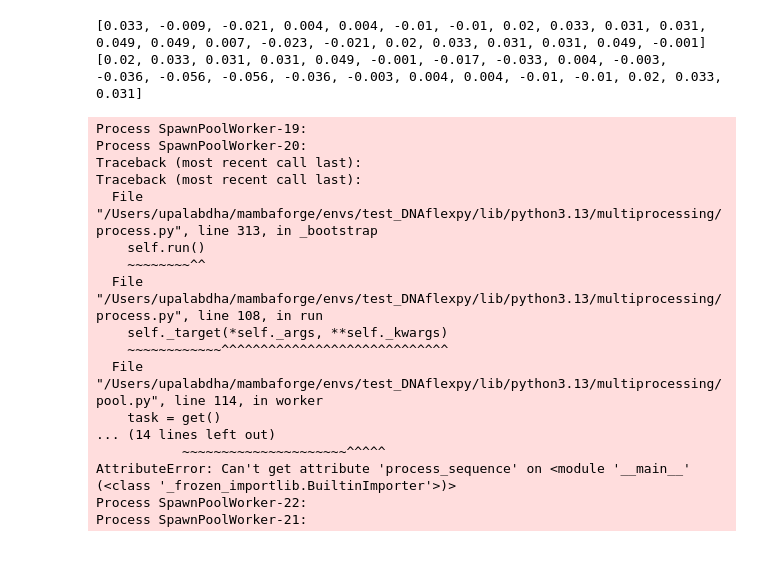
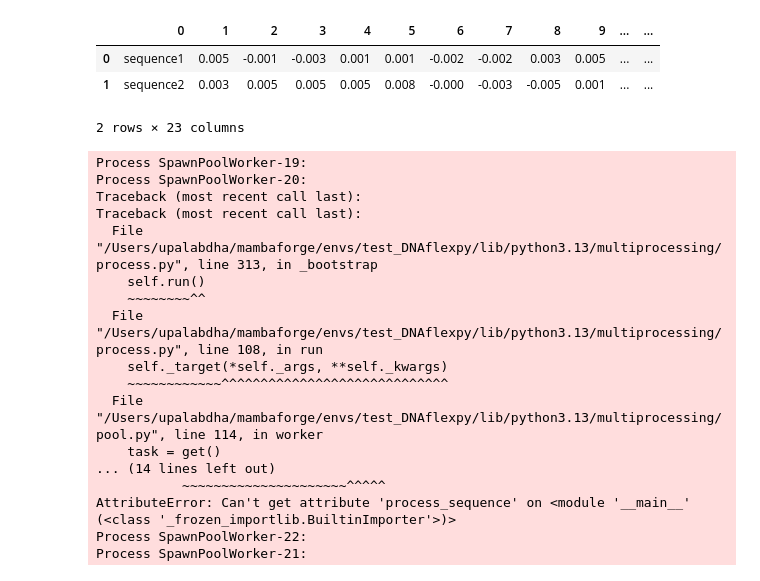
Before and after one commit to UpalabdhaD/DNAflexpy, a Jupyter notebook: Notebooks/test_functions.ipynb, the cells around one changed output. Cells and saved outputs as stored; diff of their text form; code cells hidden in the pictures.

```diff
--- a/Notebooks/Untitled.ipynb
+++ b/Notebooks/test_functions.ipynb
@@ -65,8 +83,7 @@ def load_feature_data(prop: str, feature_file: str="data/lookup.yaml") -> Dict[s
     except Exception as e:
         raise RuntimeError(f"An error occurred while loading feature data: {e}")
 # %%
-feature_lookup = load_feature_data(prop = "trinucleotide",
-                  feature_file="DNAflexpy/data/lookup.yaml")
+feature_lookup = load_feature_data(feature_file="../DNAflexpy/data/lookupNEW.yaml")
 feature_lookup
 # %% [output]
 {'NPP': {'AAA': 36,
@@ -189,16 +232,0 @@ seq_to_numeric_profile(sequence="AATGCCATTAGATTAG",
-# %%
-def process_sequence(record,
-                    window_size,
-                    kmer_len,
-                    feature,
-                    feature_lookup):
-    """
-        Takes a sequence,
-        window size,
-        kmer length,
-        feature,
-        feature_lookup
-
-    """
-    feature_value = seq_to_numeric_profile(record, window_size, kmer_len, feature, feature_lookup)
-    return feature_value
@@ -204,0 +242,18 @@ def process_sequence(record,
+# %%
+def process_sequence(id,record,
+                    window_size,
+                    feature,
+                    feature_lookup):
+    """
+        Takes a sequence,
+        window size,
+        kmer length,
+        feature,
+        feature_lookup
+
+    """
+    try:
+        feature_value = seq_to_numeric_profile(id, record, window_size, feature, feature_lookup)
+        return feature_value
+    except Exception as e:
+        print(f"Error occured while processing sequence: {e}")
@@ -205,7 +265,18 @@ def process_sequence(record,
+# %%
+seq_to_feat=[]
+for id,seq in read_fasta(filepath):
+    ps = process_sequence(id = id, record = seq, window_size=5,feature='DNaseI', feature_lookup= feature_lookup)
+    seq_to_feat.append(ps)
+
+pd.DataFrame(seq_to_feat)
+# %% [output]
+|  | 0 | 1 | 2 | 3 | 4 | 5 | 6 | 7 | 8 | 9 | ... | ... |
+| 0 | sequence1 | 0.005 | -0.001 | -0.003 | 0.001 | 0.001 | -0.002 | -0.002 | 0.003 | 0.005 | ... | ... |
+| 1 | sequence2 | 0.003 | 0.005 | 0.005 | 0.005 | 0.008 | -0.000 | -0.003 | -0.005 | 0.001 | ... | ... |
+2 rows × 23 columns
 # %%
-for _,seq in read_fasta(filepath):
-    t = process_sequence(record = seq, window_size=5, kmer_len=3, feature='DNaseI', feature_lookup= feature_lookup)
-    print(t)
+for id,seq in read_fasta(filepath):
+    t[id] = process_sequence(record = seq, window_size=5,feature='DNaseI', feature_lookup= feature_lookup)
+
+dd = pd.DataFrame.from_dict(t, orient='index')
+dd.to_csv("test.csv", header=False, sep="\t")
-# %% [output]
-[0.033, -0.009, -0.021, 0.004, 0.004, -0.01, -0.01, 0.02, 0.033, 0.031, 0.031, 0.049, 0.049, 0.007, -0.023, -0.021, 0.02, 0.033, 0.031, 0.031, 0.049, -0.001]
-[0.02, 0.033, 0.031, 0.031, 0.049, -0.001, -0.017, -0.033, 0.004, -0.003, -0.036, -0.056, -0.056, -0.036, -0.003, 0.004, 0.004, -0.01, -0.01, 0.02, 0.033, 0.031]
```
Also changed, not shown: parts of 14 cells of this notebook, 11 other files.
